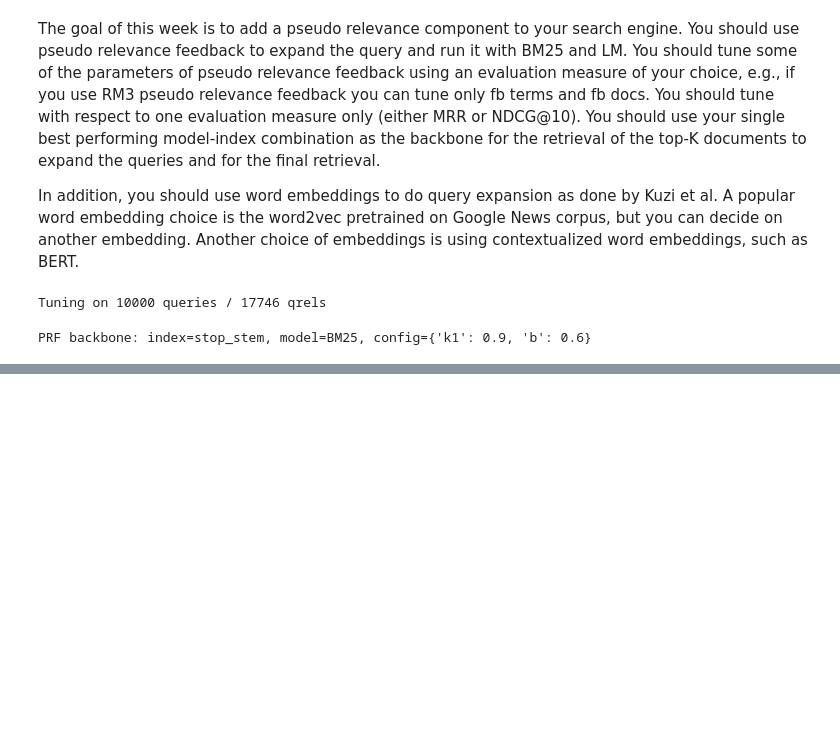
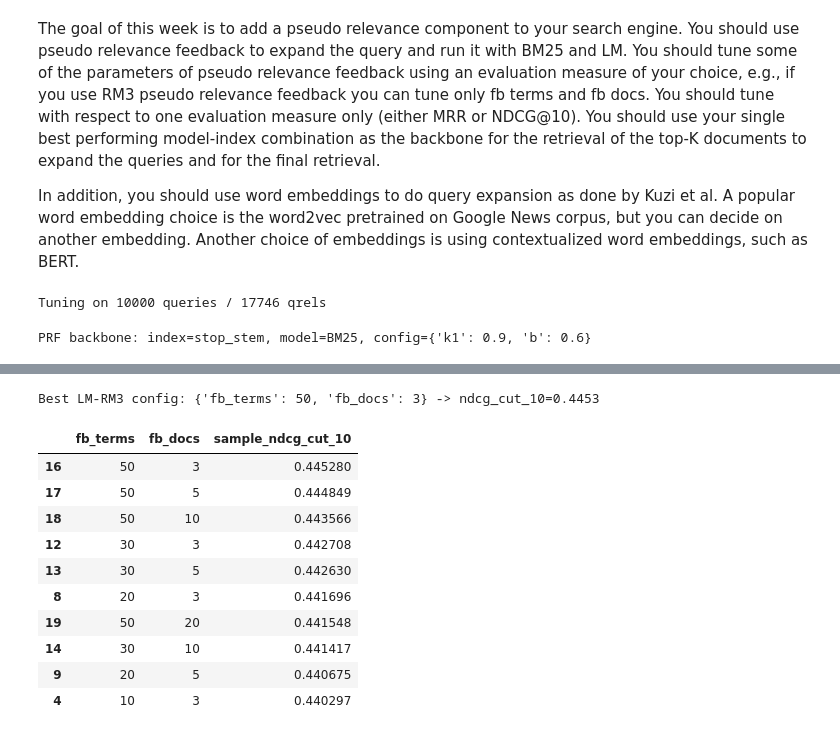
Before and after one commit to Legenden84/search-engines, a Jupyter notebook: notebooks/se_project_4.ipynb, the cells around one changed output, grey strips where cells are left out. Cells and saved outputs as stored; diff of their text form; code cells hidden in the pictures; blank space fills up the shorter version.

```diff
--- a/notebooks/se_project_4.ipynb
+++ b/notebooks/se_project_4.ipynb
@@ -184,6 +184,7 @@ cache_dir.mkdir(parents=True, exist_ok=True)
 bm25_cache_path = cache_dir / "bm25_tuning_results.json"
 lm_cache_path   = cache_dir / "lm_tuning_results.json"
 rm3_cache_path = cache_dir / "rm3_tuning_results.json"
+rm3_lm_cache_path = cache_dir / "rm3_lm_tuning_results.json"
 
 tuning_results = []
 best_models = {
@@ -471,0 +502,18 @@ def tune_rm3(force=False):
+# %%
+# Pick the best LM config from earlier tuning.
+lm_best_row = best_summary_df[best_summary_df["model"] == "Hiemstra_LM"].iloc[0]
+LM_BACKBONE_INDEX_NAME = lm_best_row["index"]
+LM_BACKBONE_CONFIG     = lm_best_row["best_config"]
+lm_backbone_index      = indices[LM_BACKBONE_INDEX_NAME]
+
+lm_ctrls = {"c": LM_BACKBONE_CONFIG["c"]}
+
+lm_first = pt.terrier.Retriever(
+    lm_backbone_index, wmodel="Hiemstra_LM",
+    controls=lm_ctrls, num_results=MAX_FB_DOCS,
+)
+lm_second = pt.terrier.Retriever(
+    lm_backbone_index, wmodel="Hiemstra_LM", controls=lm_ctrls,
+)
+
+print(f"LM RM3 backbone: index={LM_BACKBONE_INDEX_NAME}, model=Hiemstra_LM, config={LM_BACKBONE_CONFIG}")
@@ -471,0 +585,2 @@ def tune_rm3(force=False):
+# %%
+rm3_lm_cache = tune_rm3_lm()
@@ -471,0 +605,19 @@ def tune_rm3(force=False):
+# %%
+rm3_lm_df = pd.DataFrame(rm3_lm_cache["tuning_results"]).sort_values(
+    by=f"sample_{EVAL_MEASURE}", ascending=False
+)
+print(f"Best LM-RM3 config: {rm3_lm_cache['best_config']} -> {EVAL_MEASURE}={rm3_lm_cache['best_score']:.4f}")
+rm3_lm_df.head(10)
+# %% [output]
+Best LM-RM3 config: {'fb_terms': 50, 'fb_docs': 3} -> ndcg_cut_10=0.4453
+|  | fb_terms | fb_docs | sample_ndcg_cut_10 |
+| 16 | 50 | 3 | 0.445280 |
+| 17 | 50 | 5 | 0.444849 |
+| 18 | 50 | 10 | 0.443566 |
+| 12 | 30 | 3 | 0.442708 |
+| 13 | 30 | 5 | 0.442630 |
+| 8 | 20 | 3 | 0.441696 |
+| 19 | 50 | 20 | 0.441548 |
+| 14 | 30 | 10 | 0.441417 |
+| 9 | 20 | 5 | 0.440675 |
+| 4 | 10 | 3 | 0.440297 |
```
Also changed, not shown: parts of 10 cells of this notebook, 1 other file.
